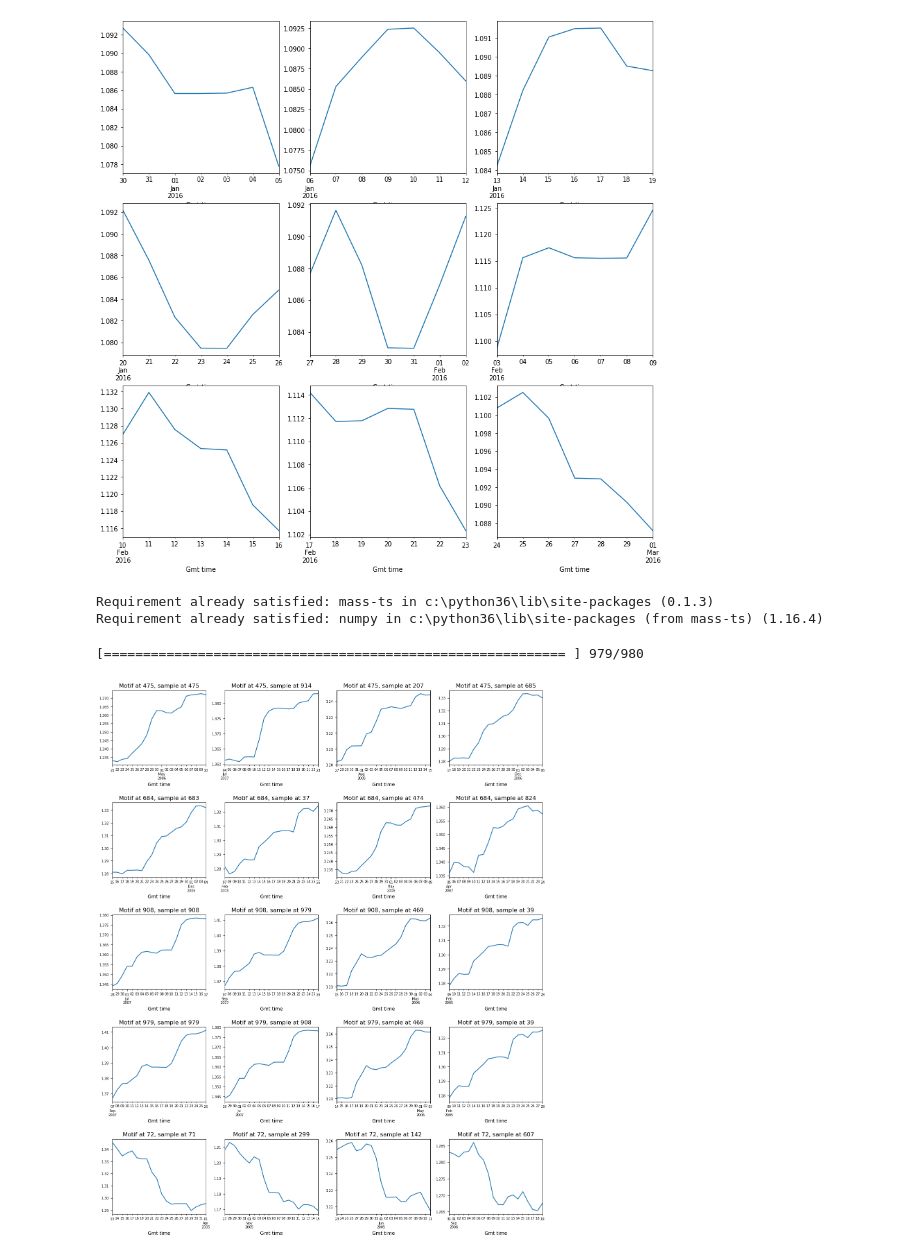
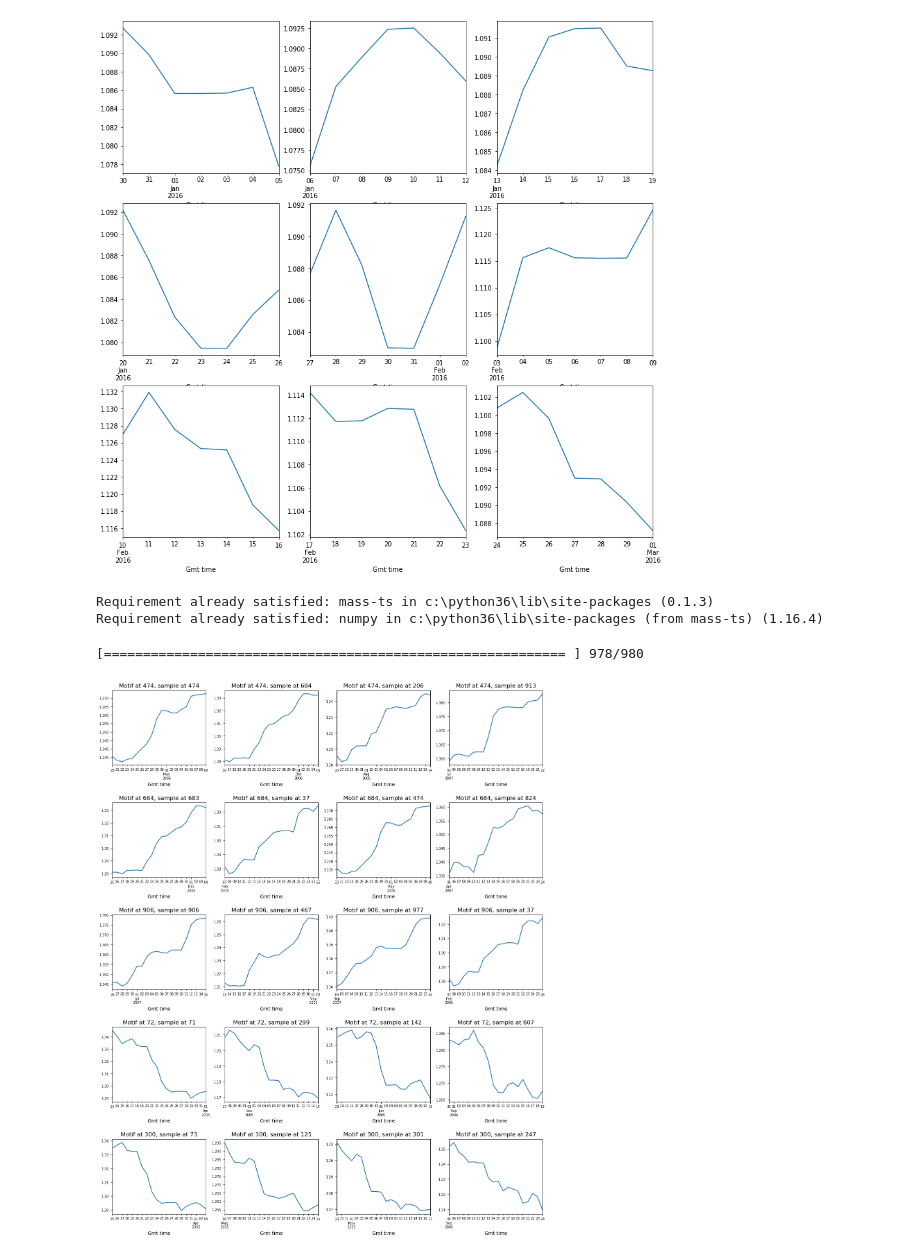
Before and after one commit to omittones/py-lib-machinelearning, a Jupyter notebook: src/jupyter/pattern-finder.ipynb, the cells around one changed output. Cells and saved outputs as stored; diff of their text form; code cells hidden in the pictures.

```diff
--- a/src/jupyter/pattern-finder.ipynb
+++ b/src/jupyter/pattern-finder.ipynb
@@ -89,7 +89,7 @@ bar.display()
 
 for query_length in [20]:
 
-    for query_start in range(0, len(subset) - query_length):
+    for query_start in range(0, len(subset) - query_length, 6):
         query = subset[query_start:query_start + query_length]
         distances = mts.mass2(subset.values, query.values)
         distances = np.absolute(distances)
@@ -101,32 +101,32 @@ for query_length in [20]:
         query_motifs.append(top)
 
         # get fitness for this motif-set
         fitness = 1.0 / np.count_nonzero(distances < 1)
         query_motif_fitness.append(fitness)
 
         bar.progress = query_start
         bar.update()
 
     ROWS = 5
     COLS = 4
 
     top_queries = top_k_motifs_ordered(query_motif_fitness, ROWS, query_length)
     query_motifs = np.asarray(query_motifs)[top_queries]
     query_indices = np.asarray(query_indices)[top_queries]
     query_motif_fitness = np.asarray(query_motif_fitness)[top_queries]
 
     fig, axes = plt.subplots(ROWS, COLS, sharex=False, figsize=(COLS * 4, ROWS * 4), dpi = 100)
     plt.subplots_adjust(hspace=0.5)
 
     for ai, mi in enumerate(query_indices):
         for aj, mj in enumerate(query_motifs[ai]):
             match = subset.iloc[mj:mj + query_length]
             ax = axes[ai, aj]
             match.plot(ax = ax)
             ax.set_title(f'Motif at {mi}, sample at {mj}')
             ax.tick_params('both', which='both', labelsize=7)
 # %% [output]
 Requirement already satisfied: mass-ts in c:\python36\lib\site-packages (0.1.3)
 Requirement already satisfied: numpy in c:\python36\lib\site-packages (from mass-ts) (1.16.4)
-[=========================================================== ] 979/980
+[=========================================================== ] 978/980
-[figure, old version]
+[figure, new version]
```
